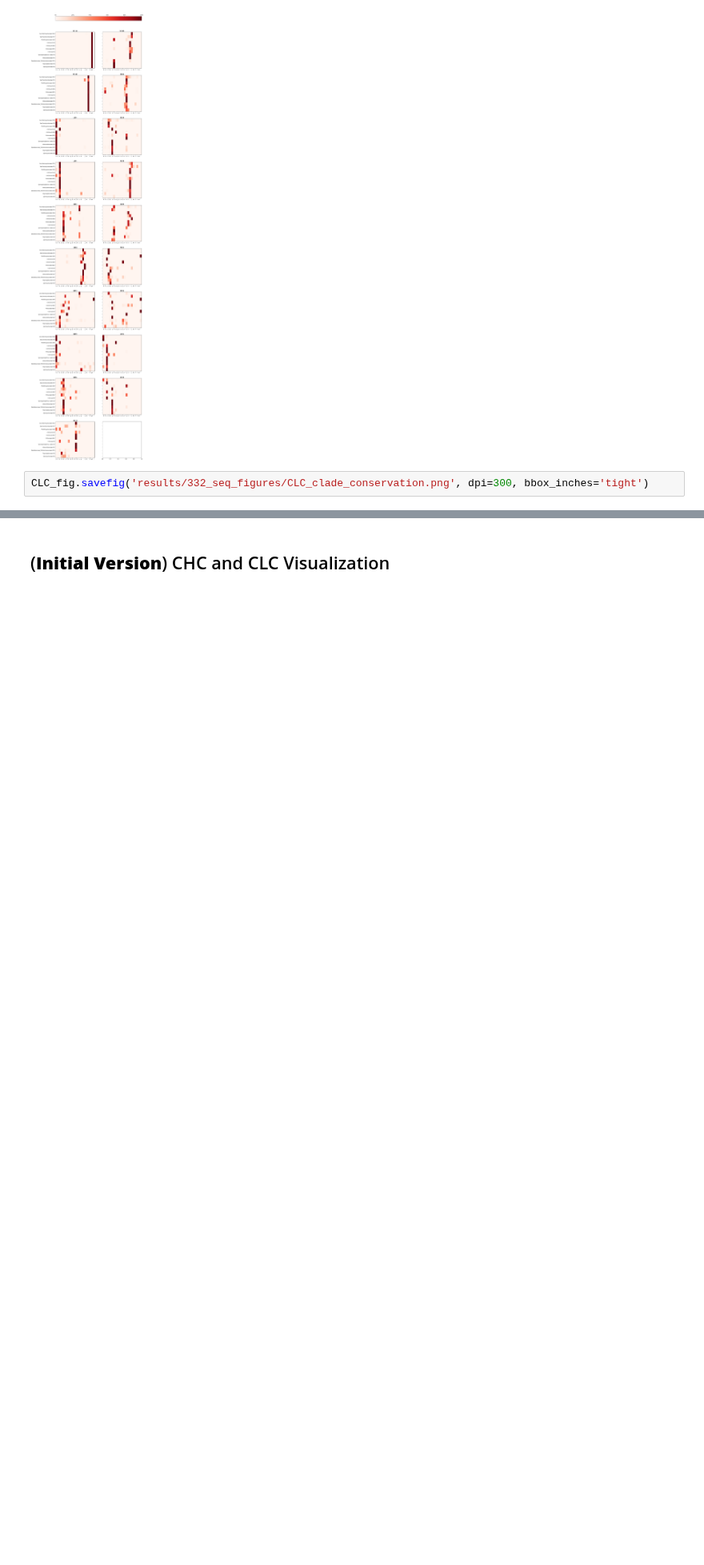
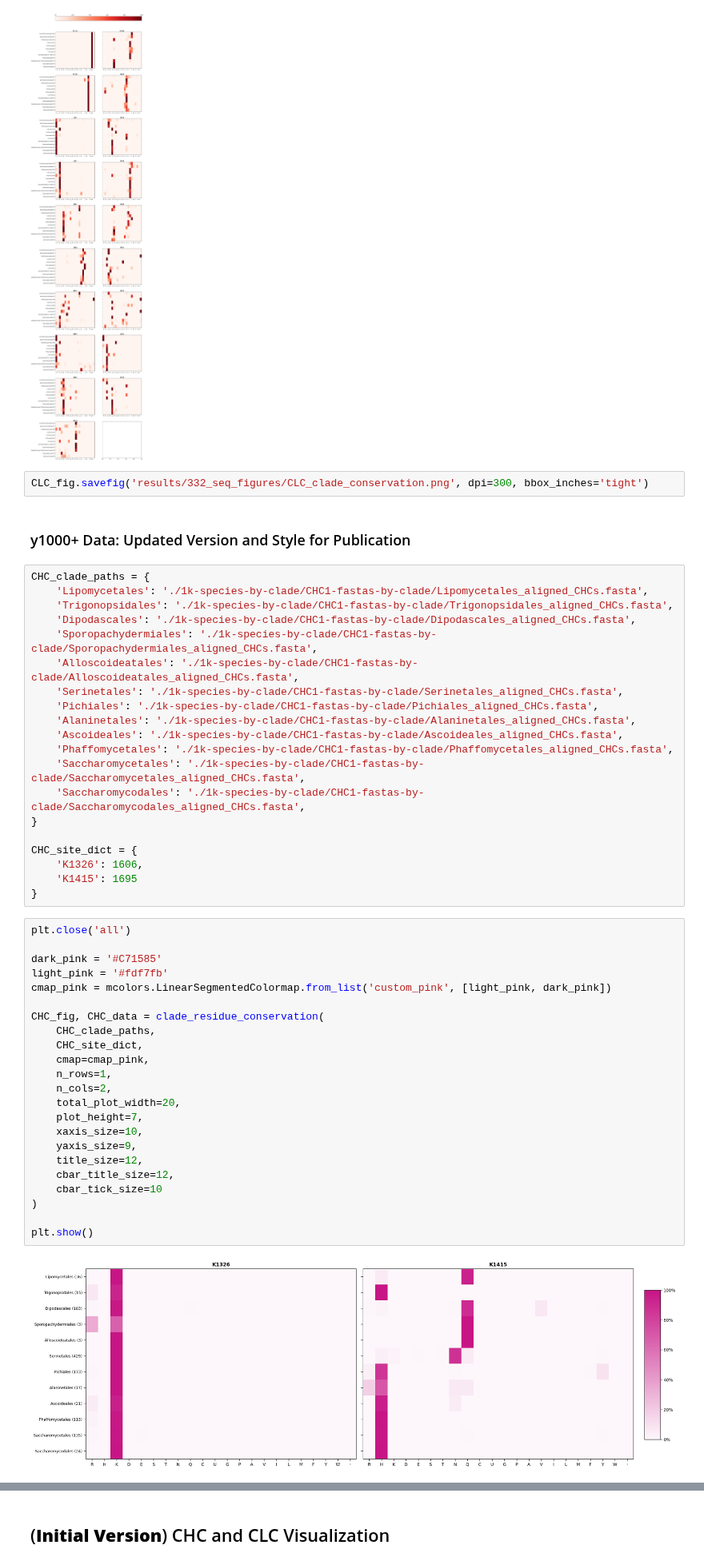
Before and after one commit to GeorgeCrawford15/yeast-clathrin-conservation, a Jupyter notebook: clathrin-chains-conservation.ipynb, the cells around one changed output, grey strips where cells are left out. Shown at 80% size. Drawn from its saved outputs; the diff is of its cells as text; blank space fills up the shorter version.

Commit message:
conduct major data cleaning on 1k species data; identify missing strains; modify graphing function; run MAFFT alignments for final graphs; update graph style; produce new graphs for publication

```diff
--- a/clathrin-chains-conservation.ipynb
+++ b/clathrin-chains-conservation.ipynb
@@ -272,3 +305,50 @@ plt.show()
 [figure]
 # %%
 CLC_fig.savefig('results/332_seq_figures/CLC_clade_conservation.png', dpi=300, bbox_inches='tight')
+# %% [markdown]
+### y1000+ Data: Updated Version and Style for Publication
+# %%
+CHC_clade_paths = {
+    'Lipomycetales': './1k-species-by-clade/CHC1-fastas-by-clade/Lipomycetales_aligned_CHCs.fasta',
+    'Trigonopsidales': './1k-species-by-clade/CHC1-fastas-by-clade/Trigonopsidales_aligned_CHCs.fasta',
+    'Dipodascales': './1k-species-by-clade/CHC1-fastas-by-clade/Dipodascales_aligned_CHCs.fasta',
+    'Sporopachydermiales': './1k-species-by-clade/CHC1-fastas-by-clade/Sporopachydermiales_aligned_CHCs.fasta',
+    'Alloscoideatales': './1k-species-by-clade/CHC1-fastas-by-clade/Alloscoideatales_aligned_CHCs.fasta',
+    'Serinetales': './1k-species-by-clade/CHC1-fastas-by-clade/Serinetales_aligned_CHCs.fasta',
+    'Pichiales': './1k-species-by-clade/CHC1-fastas-by-clade/Pichiales_aligned_CHCs.fasta',
+    'Alaninetales': './1k-species-by-clade/CHC1-fastas-by-clade/Alaninetales_aligned_CHCs.fasta',
+    'Ascoideales': './1k-species-by-clade/CHC1-fastas-by-clade/Ascoideales_aligned_CHCs.fasta',
+    'Phaffomycetales': './1k-species-by-clade/CHC1-fastas-by-clade/Phaffomycetales_aligned_CHCs.fasta',
+    'Saccharomycetales': './1k-species-by-clade/CHC1-fastas-by-clade/Saccharomycetales_aligned_CHCs.fasta',
+    'Saccharomycodales': './1k-species-by-clade/CHC1-fastas-by-clade/Saccharomycodales_aligned_CHCs.fasta',
+}
+
+CHC_site_dict = {
+    'K1326': 1606,
+    'K1415': 1695
+}
+# %%
+plt.close('all')
+
+dark_pink = '#C71585'
+light_pink = '#fdf7fb'
+cmap_pink = mcolors.LinearSegmentedColormap.from_list('custom_pink', [light_pink, dark_pink])
+
+CHC_fig, CHC_data = clade_residue_conservation(
+    CHC_clade_paths,
+    CHC_site_dict,
+    cmap=cmap_pink,
+    n_rows=1,
+    n_cols=2,
+    total_plot_width=20,
+    plot_height=7,
+    xaxis_size=10,
+    yaxis_size=9,
+    title_size=12,
+    cbar_title_size=12,
+    cbar_tick_size=10
+)
+
+plt.show()
+# %% [output]
+[figure, added]
```
Also changed, not shown: parts of 11 cells of this notebook, 30 other files.
